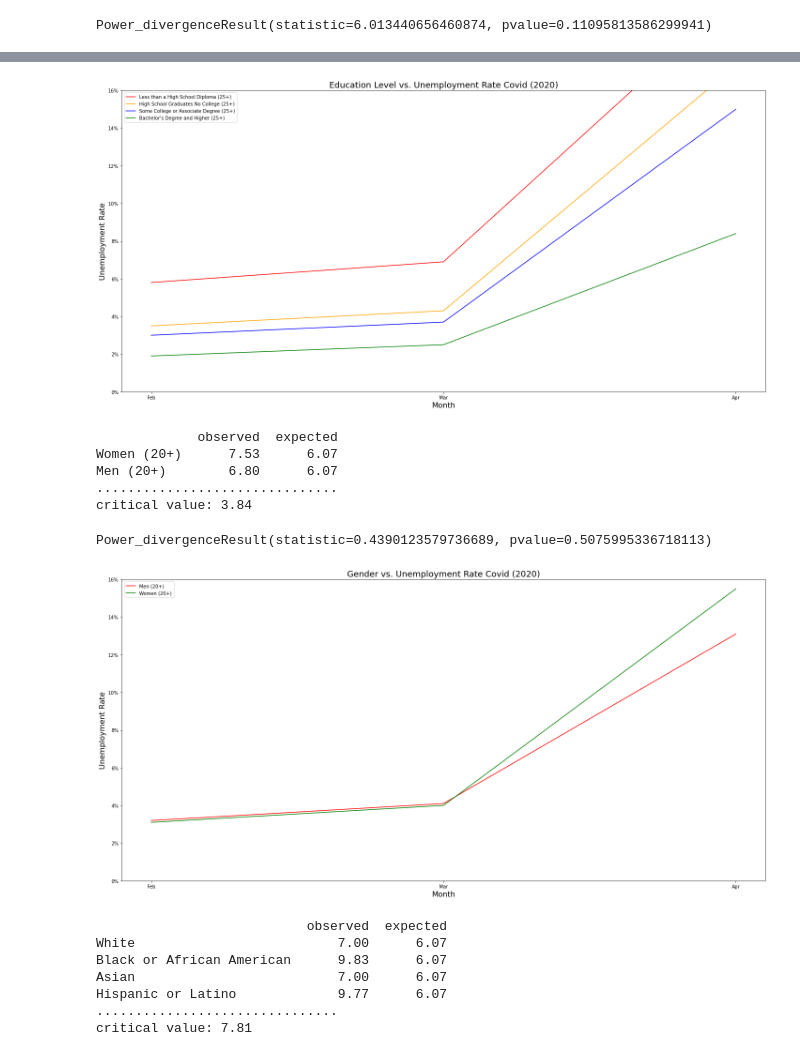
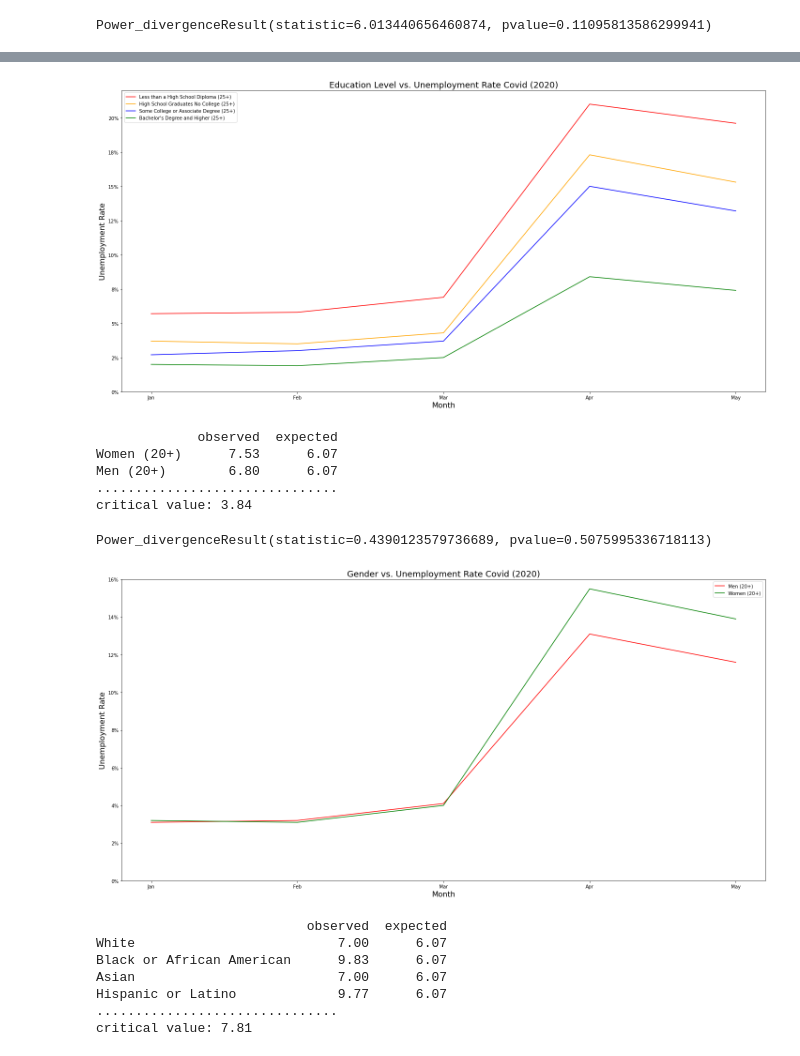
Before and after one commit to EpohDespair/Project-1, a Jupyter notebook: project1.ipynb, the cells around one changed output, grey strips where cells are left out. Saved outputs shown, nothing was run; the diff lists cells and outputs as text; code cells hidden in the pictures.

Commit message:
Finalized charts and removed Asian for the dotcom

```diff
--- a/project1.ipynb
+++ b/project1.ipynb
@@ -764,3 +778,6 @@ Bachelor's Degree and Higher (25+)          4.27      6.07
 ...............................
 critical value: 7.81
 Power_divergenceResult(statistic=6.013440656460874, pvalue=0.11095813586299941)
+# %%
+covid_two = project1_table_raw.iloc[228:233, :]
+covid_two
@@ -767,27 +791,27 @@ Power_divergenceResult(statistic=6.013440656460874, pvalue=0.11095813586299941)
 # %%
 plt.figure(figsize=(20,10))
-plt.plot( 'Month', 'Less than a High School Diploma (25+)', data=covid, color='red')
-plt.plot( 'Month', 'High School Graduates No College (25+)', data=covid, color='orange')
-plt.plot( 'Month', 'Some College or Associate Degree (25+)', data=covid, color='blue')
-plt.plot( 'Month', "Bachelor's Degree and Higher (25+)", data=covid, color='green')
+plt.plot( 'Month', 'Less than a High School Diploma (25+)', data=covid_two, color='red')
+plt.plot( 'Month', 'High School Graduates No College (25+)', data=covid_two, color='orange')
+plt.plot( 'Month', 'Some College or Associate Degree (25+)', data=covid_two, color='blue')
+plt.plot( 'Month', "Bachelor's Degree and Higher (25+)", data=covid_two, color='green')
 
 plt.legend(loc='best')
 plt.title("Education Level vs. Unemployment Rate Covid (2020)",fontsize=18)
 plt.xlabel('Month',fontsize=16)
 plt.ylabel('Unemployment Rate',fontsize=16)
 
-plt.ylim(0,16,4)
+plt.ylim(0,22,4)
 fig = plt.figure(1, (7,4))
 ax = fig.add_subplot(1,1,1)
 
 fmt = '%.0f%%' # Format for the ticks
 yticks = mtick.FormatStrFormatter(fmt)
 ax.yaxis.set_major_formatter(yticks)
 plt.tight_layout()
 
 plt.savefig("Images/Education vs Unemployment Rate_Covid")
 # %% [output]
-[figure, old version]
+[figure, new version]
 # %%
 # Chi Square test for Gender covid
 #create list of avgs for all variables
@@ -823,8 +847,8 @@ Power_divergenceResult(statistic=0.4390123579736689, pvalue=0.5075995336718113)
 # %%
 
 plt.figure(figsize=(20,10))
-plt.plot( 'Month','Men (20+)', data=covid, color='red')
-plt.plot( 'Month','Women (20+)', data=covid, color='green')
+plt.plot( 'Month','Men (20+)', data=covid_two, color='red')
+plt.plot( 'Month','Women (20+)', data=covid_two, color='green')
 
 plt.legend()
 plt.title("Gender vs. Unemployment Rate Covid (2020)",fontsize=18)
@@ -842,7 +866,7 @@ plt.tight_layout()
 
 plt.savefig("Images/Gender_vs_Unemployment_Rate_Covid")
 # %% [output]
-[figure, old version]
+[figure, new version]
 # %%
 # chi square test for covid recession on race
 observed_race_cov = pd.Series([covid["White"].mean(),
```
Also changed, not shown: parts of 7 cells of this notebook, 6 other files.
